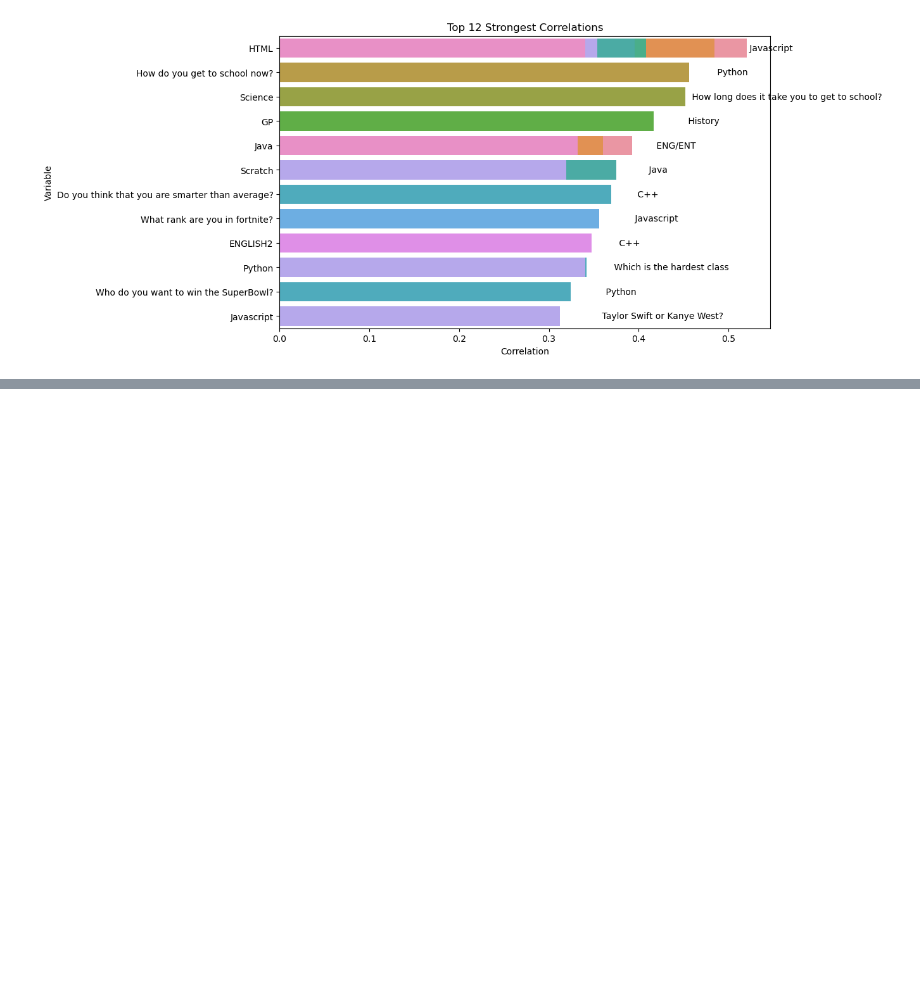
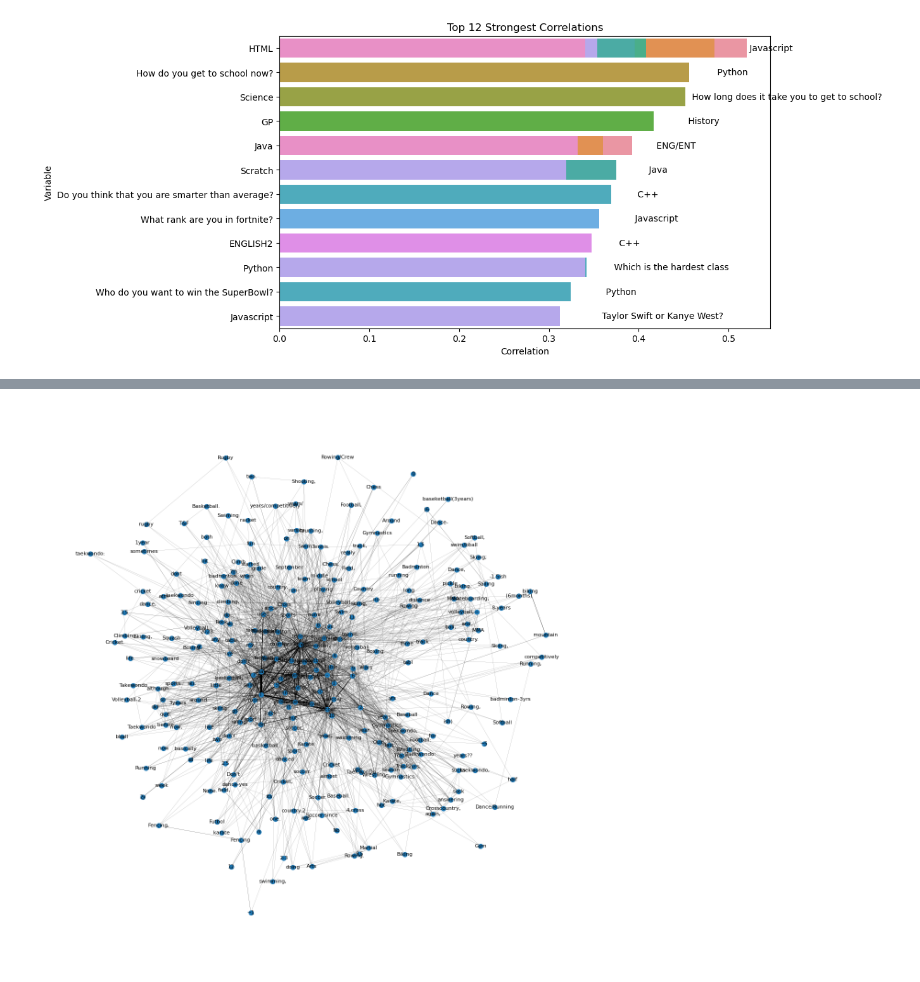
Before and after one commit to cparthiv/ninth-grade-data, a Jupyter notebook: analysis.ipynb, the cells around one changed output, grey strips where cells are left out. Cells and saved outputs as stored; diff of their text form; code cells hidden in the pictures; blank space fills up the shorter version.

```diff
--- a/analysis.ipynb
+++ b/analysis.ipynb
@@ -95,0 +108,48 @@ sport_data.to_csv('cleaned_sport.csv', index=False)
+# %%
+from collections import Counter
+import networkx as nx
+# Combine all the text data into one large string
+text = " ".join(sport_data['What sport do play? How long have you played that sport?'].astype(str) + " " +
+                sport_data["What's the best sport?"].astype(str) + " " +
+                sport_data['What sports do you play?'].astype(str))
+
+# Clean text
+text = text.lower()
+text = re.sub(r'[^\w\s]', '', text)
+text = re.sub(r'\s+', ' ', text).strip()
+
+# Remove unnecessary words
+stopwords = set(["year", "years", "month", "months", "for", "about", "the",
+                "a", "and", "in", "to", "i", "this", "that", "have", "been", "of"])
+filtered_text = " ".join(
+    [word for word in text.split() if word not in stopwords])
+
+words = filtered_text.split()
+word_counts = Counter(words)
+word_freq_df = pd.DataFrame(word_counts.items(), columns=[
+                            'Word', 'Frequency']).sort_values(by='Frequency', ascending=False)
+rows = sport_data.apply(lambda x: " ".join(
+    x.astype(str)).split(), axis=1).tolist()
+
+# Create a co-occurrence matrix
+co_occurrences = Counter()
+for row in rows:
+    for i in range(len(row)):
+        for j in range(i+1, len(row)):
+            if row[i] not in stopwords and row[j] not in stopwords:
+                co_occurrences[frozenset([row[i], row[j]])] += 1
+
+# Create and draw the graph
+G = nx.Graph()
+for pair, freq in co_occurrences.items():
+    if len(pair) == 2:  # Ensure the pair has exactly two elements
+        word1, word2 = tuple(pair)
+        G.add_edge(word1, word2, weight=freq)
+
+plt.figure(figsize=(12, 12))
+pos = nx.spring_layout(G, k=0.5)
+nx.draw(G, pos, with_labels=True, node_size=50, font_size=8,
+        width=[G[u][v]['weight']/10 for u, v in G.edges()])
+plt.show()
+# %% [output]
+[figure, added]
```
Also changed, not shown: parts of 3 cells of this notebook, 2 other files.
